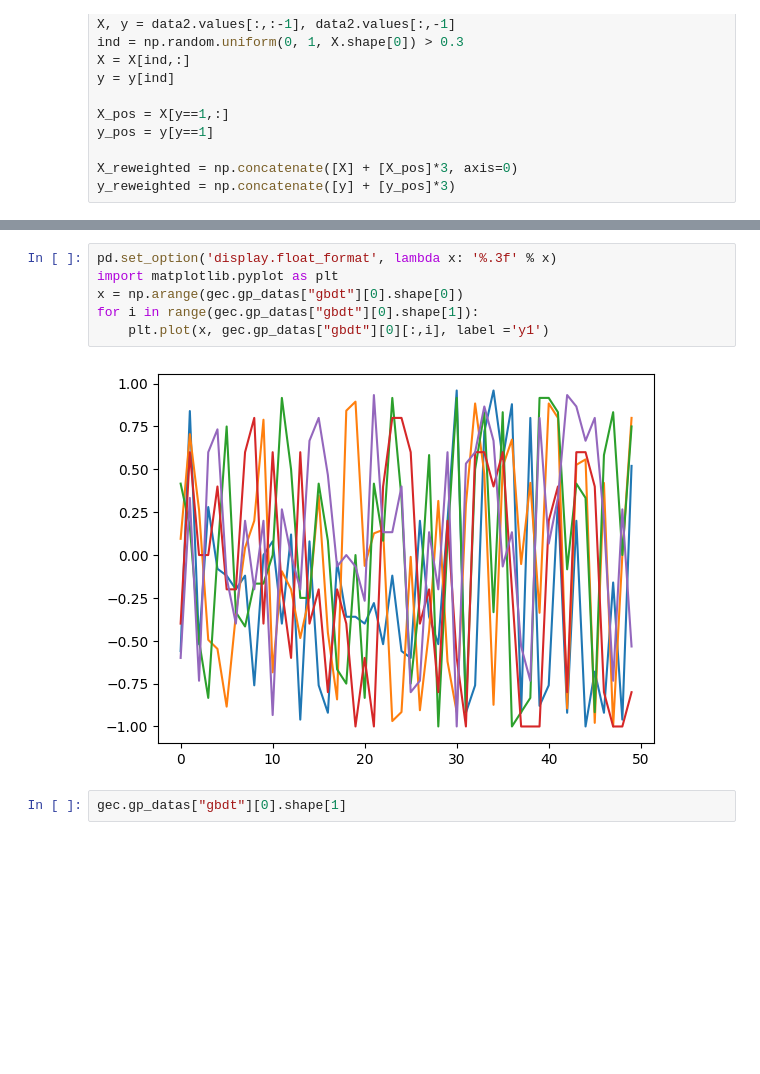
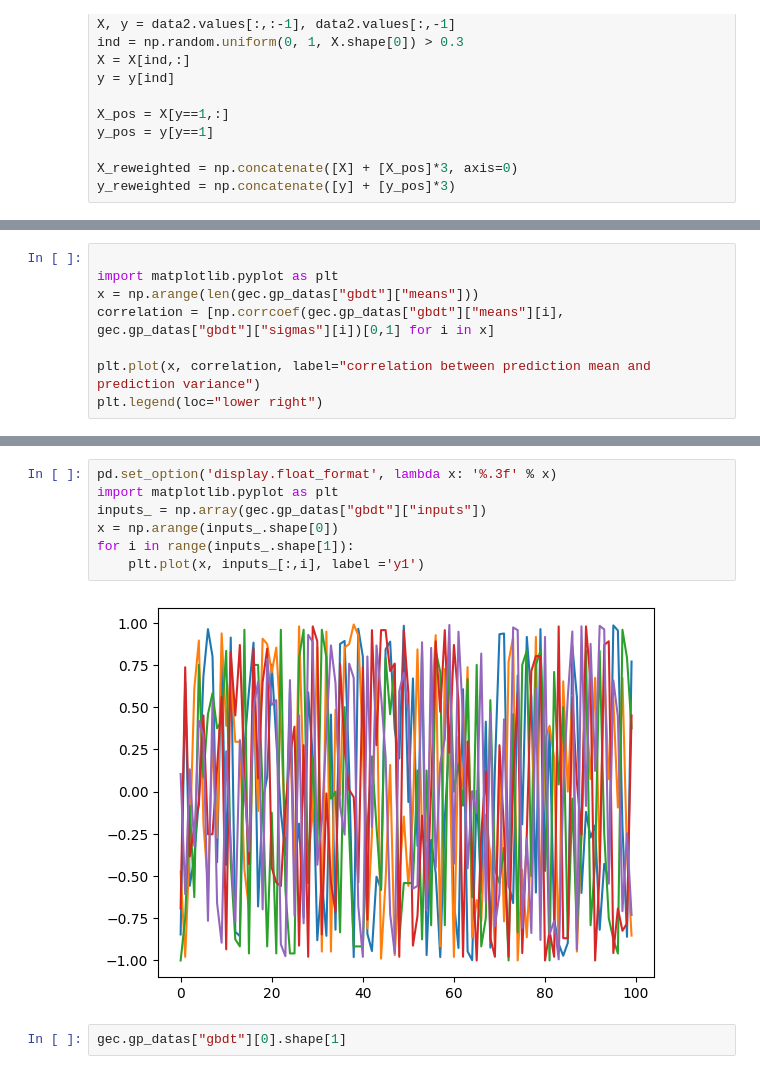
Before and after one commit to 0xideas/100gecs, a Jupyter notebook: notebooks/demonstrating_parameter_optimisation.ipynb, the cells around one changed output, grey strips where cells are left out. Drawn from its saved outputs; the diff is of its cells as text; blank space fills up the shorter version.

Commit message:
More fine grained ranges

```diff
--- a/notebooks/demonstrating_parameter_optimisation.ipynb
+++ b/notebooks/demonstrating_parameter_optimisation.ipynb
@@ -84,0 +83,8 @@ np.mean(gec.gp_datas["gbdt"]["sigmas"][x])
+# %%
+
+import matplotlib.pyplot as plt
+x = np.arange(len(gec.gp_datas["gbdt"]["means"]))
+correlation = [np.corrcoef(gec.gp_datas["gbdt"]["means"][i], gec.gp_datas["gbdt"]["sigmas"][i])[0,1] for i in x]
+
+plt.plot(x, correlation, label="correlation between prediction mean and prediction variance")
+plt.legend(loc="lower right")
@@ -96,11 +115,12 @@ array([0.68242862, 0.68220495, 0.68303048, 0.68432713, 0.6870815 ,
 # %%
 pd.set_option('display.float_format', lambda x: '%.3f' % x)
 import matplotlib.pyplot as plt
-x = np.arange(gec.gp_datas["gbdt"][0].shape[0])
-for i in range(gec.gp_datas["gbdt"][0].shape[1]):
-    plt.plot(x, gec.gp_datas["gbdt"][0][:,i], label ='y1')
+inputs_ = np.array(gec.gp_datas["gbdt"]["inputs"])
+x = np.arange(inputs_.shape[0])
+for i in range(inputs_.shape[1]):
+    plt.plot(x, inputs_[:,i], label ='y1')
 # %% [output]
-[figure, old version]
+[figure, new version]
 # %%
 gec.gp_datas["gbdt"][0].shape[1]
 # %% [output]
```
Also changed, not shown: parts of 6 cells of this notebook, 1 other file.
